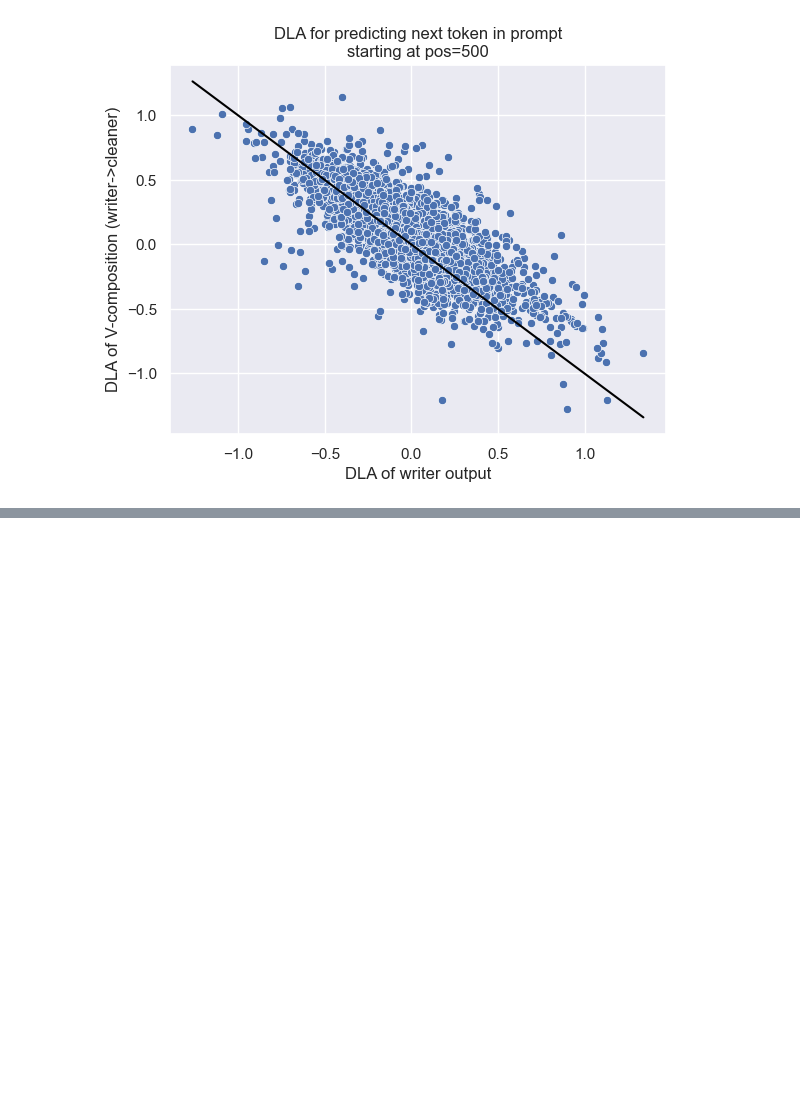
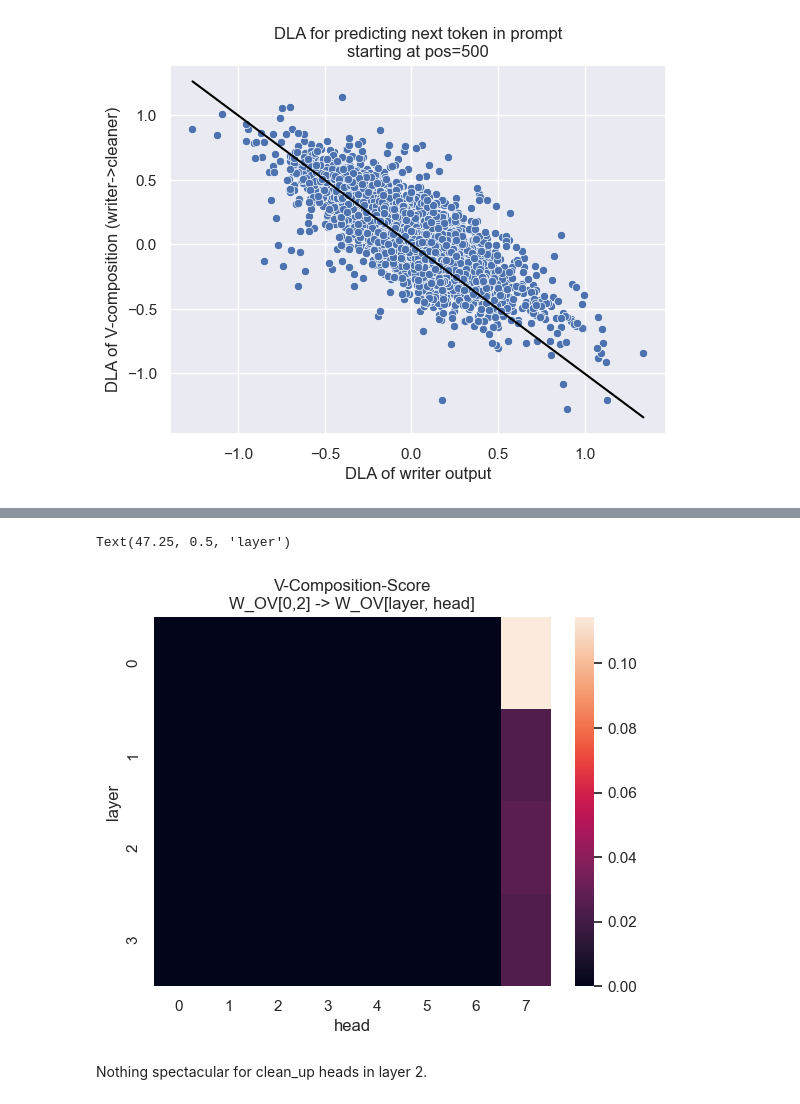
Before and after one commit to canrager/cleanup_nodes, a Jupyter notebook: scatterplot_DLA_writer_vs_cleaner.ipynb, the cells around one changed output, grey strips where cells are left out. Drawn from its saved outputs; the diff is of its cells as text; code cells hidden in the pictures; blank space fills up the shorter version.

Commit message:
added v-composition-scores

```diff
--- a/scatterplot_DLA_writer_vs_cleaner.ipynb
+++ b/scatterplot_DLA_writer_vs_cleaner.ipynb
@@ -175,0 +182,28 @@ plt.ylabel("DLA of V-composition (writer->cleaner)");
+# %%
+# Get OV_matrices
+W_OV = einops.einsum(
+        model.W_V,
+        model.W_O,
+        "layer head d_model_V d_head, layer head d_head d_model_O -> layer head d_model_V d_model_O"
+    )
+# %%
+vcomp_scores = torch.zeros((model.cfg.n_layers, model.cfg.n_heads))
+
+writerOV = W_OV[0, 2]
+writerOV_norm = torch.norm(writerOV, p="fro")
+for layer in range(model.cfg.n_layers):
+    for head in range(model.cfg.n_heads):
+        cleanerOV = W_OV[layer, head]
+        cleanerOV_norm = torch.norm(cleanerOV, p="fro")
+        prod = torch.matmul(writerOV, cleanerOV)
+    vcomp_scores[layer, head] = torch.norm(prod, p="fro") / (writerOV_norm * cleanerOV_norm)
+# %%
+sns.heatmap(vcomp_scores)
+plt.title("V-Composition-Score\nW_OV[0,2] -> W_OV[layer, head]")
+plt.xlabel("head")
+plt.ylabel("layer");
+# %% [output]
+Text(47.25, 0.5, 'layer')
+[figure, added]
+# %% [markdown]
+Nothing spectacular for clean_up heads in layer 2.
```
Also changed, not shown: parts of 1 cell of this notebook.
